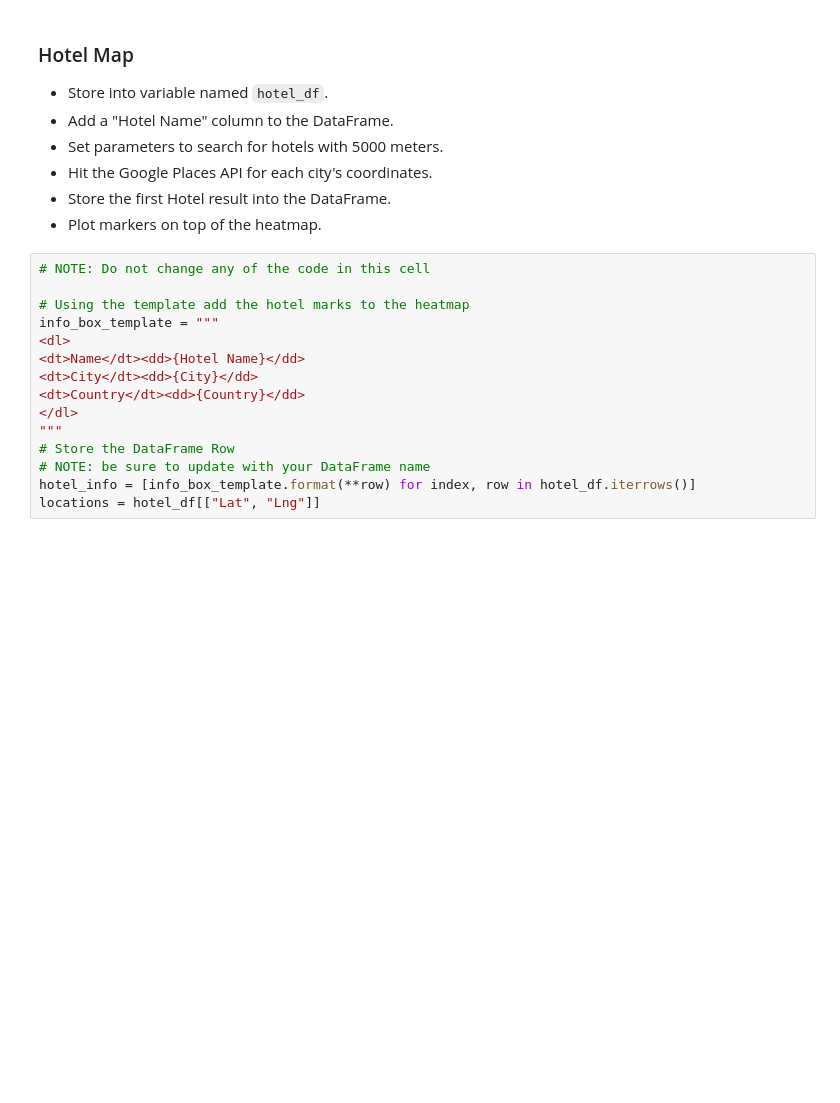
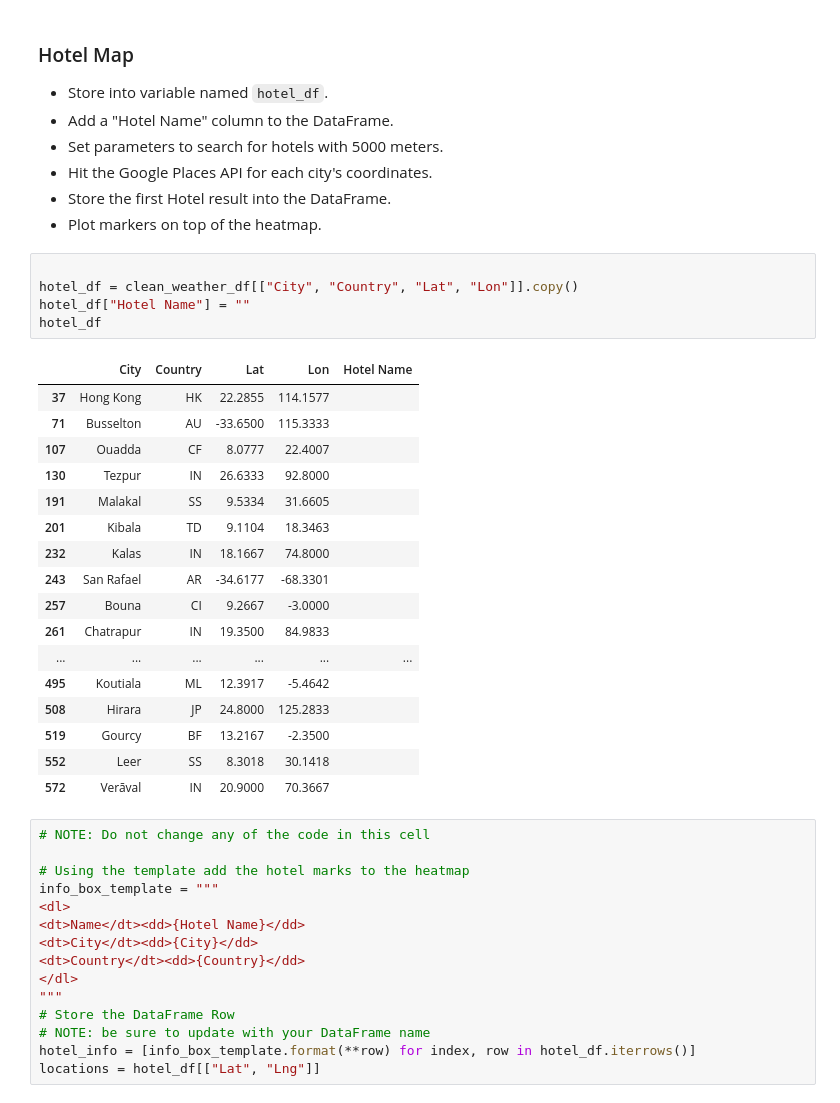
Before and after one commit to PatriceW2/Python-API-Challenge-, a Jupyter notebook: VacationPy/VacationPy.ipynb, the cells around one changed output. Drawn from its saved outputs; the diff is of its cells as text; blank space fills up the shorter version.

Commit message:
making hotel df

```diff
--- a/VacationPy/VacationPy.ipynb
+++ b/VacationPy/VacationPy.ipynb
@@ -37,6 +125,29 @@ from config import g_key
 * Hit the Google Places API for each city's coordinates.
 * Store the first Hotel result into the DataFrame.
 * Plot markers on top of the heatmap.
+# %%
+
+hotel_df = clean_weather_df[["City", "Country", "Lat", "Lon"]].copy()
+hotel_df["Hotel Name"] = ""
+hotel_df
+# %% [output]
+|  | City | Country | Lat | Lon | Hotel Name |
+| 37 | Hong Kong | HK | 22.2855 | 114.1577 |  |
+| 71 | Busselton | AU | -33.6500 | 115.3333 |  |
+| 107 | Ouadda | CF | 8.0777 | 22.4007 |  |
+| 130 | Tezpur | IN | 26.6333 | 92.8000 |  |
+| 191 | Malakal | SS | 9.5334 | 31.6605 |  |
+| 201 | Kibala | TD | 9.1104 | 18.3463 |  |
+| 232 | Kalas | IN | 18.1667 | 74.8000 |  |
+| 243 | San Rafael | AR | -34.6177 | -68.3301 |  |
+| 257 | Bouna | CI | 9.2667 | -3.0000 |  |
+| 261 | Chatrapur | IN | 19.3500 | 84.9833 |  |
+| ... | ... | ... | ... | ... | ... |
+| 495 | Koutiala | ML | 12.3917 | -5.4642 |  |
+| 508 | Hirara | JP | 24.8000 | 125.2833 |  |
+| 519 | Gourcy | BF | 13.2167 | -2.3500 |  |
+| 552 | Leer | SS | 8.3018 | 30.1418 |  |
+| 572 | Verāval | IN | 20.9000 | 70.3667 |  |
 # %%
 # NOTE: Do not change any of the code in this cell
 
```
Also changed, not shown: parts of 5 cells of this notebook, 1 other file.
